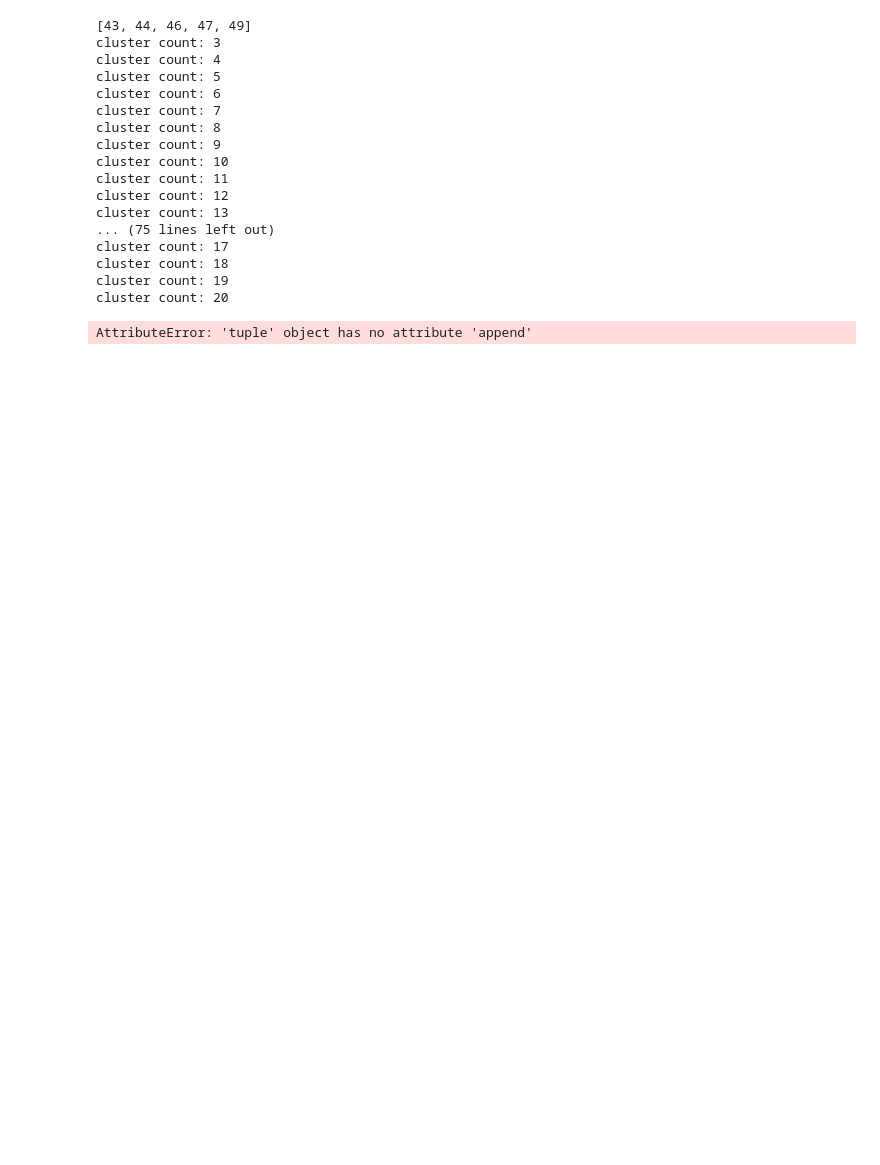
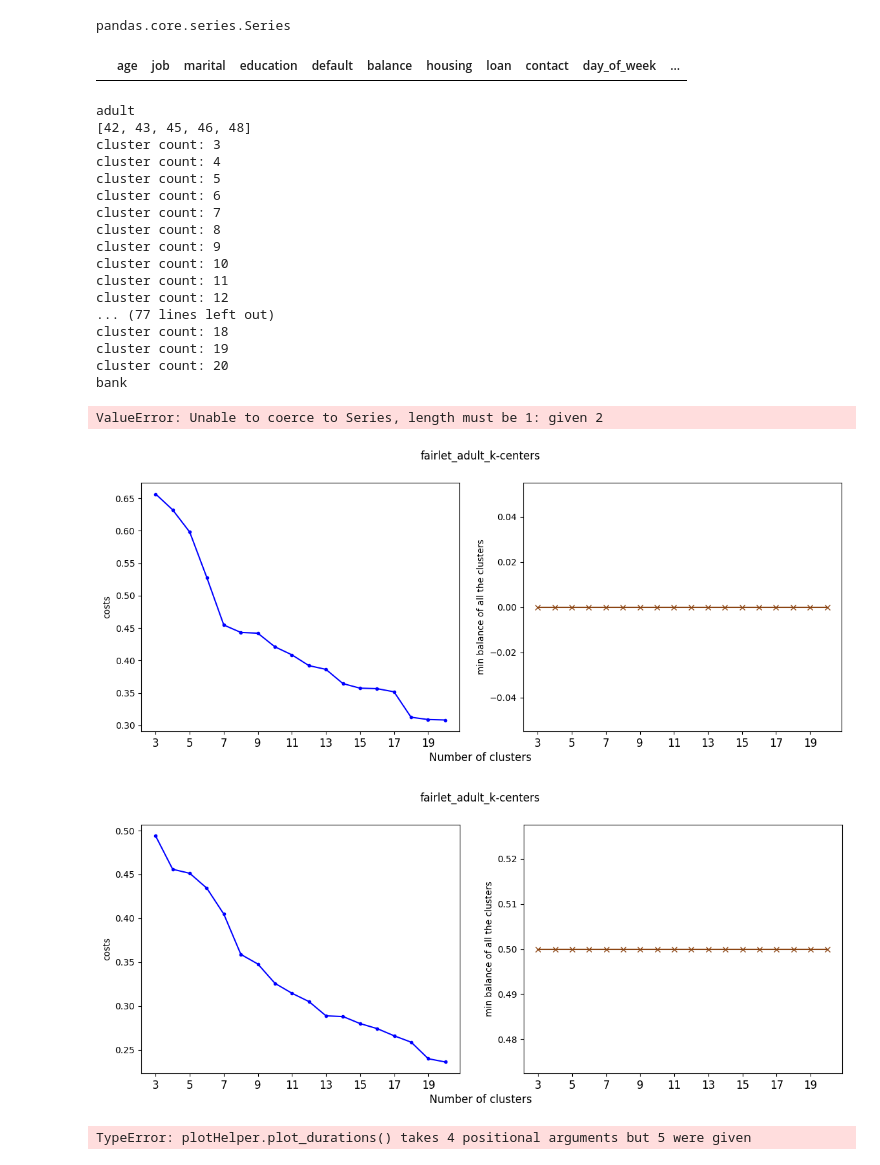
Before and after one commit to TheBugFish/P1FairClustering, a Jupyter notebook: Experimenting.ipynb, the cells around one changed output. Saved outputs shown, nothing was run; the diff lists cells and outputs as text; code cells hidden in the pictures; blank space fills up the shorter version.

```diff
--- a/Experimenting.ipynb
+++ b/Experimenting.ipynb
@@ -4,7 +6,6 @@ from helper.data_loader import data_loader
 # %%
 #set constants
-#dataset_names = ["adult", "bank"]
-dataset_names = ["adult"]
+dataset_names = ["adult", "bank"]
 clustering_method = "k-centers"
 num_experiments = 5
 starting_randomState = 42
@@ -13,3 +14,10 @@ max_num_clusters = 20
 # %%
 loader = data_loader('./config/dataset_config.json')
 config = loader.get_config()
+# %%
+dataset_name = "bank"
+dataset, _ = loader.load_dataset(dataset_name)
+#prepared_dataset = loader.prepare_dataset(X, dataset_name, complexity="simple")
+
+#len(config[dataset_name]['sensitive_column'])
+#config[dataset_name]['sensitive_column']
@@ -16,10 +27,19 @@ config = loader.get_config()
+# %%
+dataset[config[dataset_name]['sensitive_column'][0]].isin(config[dataset_name]['sensitive_values'])
+# %% [output]
+pandas.core.series.Series
+# %%
+#dataset[dataset[config[dataset_name]['sensitive_column']]]
+dataset[dataset[config[dataset_name]['sensitive_column'][0]].isin(config[dataset_name]['sensitive_values'])]
+# %% [output]
+|  | age | job | marital | education | default | balance | housing | loan | contact | day_of_week | ... |
 # %%
 fairletDict = {}
 
-
 for dataset_name in dataset_names:
+    print(dataset_name)
     X,_ = loader.load_dataset(dataset_name)
-    prepared_dataset = loader.prepare_dataset(X, dataset_name, complexity="extended")
+    prepared_dataset = loader.prepare_dataset(X, dataset_name, complexity="simple")
     normalized_dataset = loader.normalize_data(prepared_dataset, dataset_name)
 
     validRandomStates = FairletExperiment.FindValidRandomStates(normalized_dataset, dataset_name, loader, num_experiments, starting_randomState)
@@ -28,7 +48,8 @@ for dataset_name in dataset_names:
     idString = "fairlet_" + dataset_name + "_" + clustering_method
     fairletDict[idString] = fairletTuple
 # %% [output]
-[43, 44, 46, 47, 49]
+adult
+[42, 43, 45, 46, 48]
 cluster count: 3
 cluster count: 4
 cluster count: 5
@@ -39,10 +60,9 @@ cluster count: 9
 cluster count: 10
 cluster count: 11
 cluster count: 12
-cluster count: 13
-... (75 lines left out)
-cluster count: 17
+... (77 lines left out)
 cluster count: 18
 cluster count: 19
 cluster count: 20
+bank
-AttributeError: 'tuple' object has no attribute 'append'
+ValueError: Unable to coerce to Series, length must be 1: given 2
@@ -48,0 +112,11 @@ AttributeError: 'tuple' object has no attribute 'append'
+# %%
+pltHlp = plotHelper()
+
+for k, v in plot_dict.items():
+    pltHlp.plot_costs_and_balance(v[0],v[2], v[1], 2, k)
+    pltHlp.plot_costs_and_balance(v[0], v[5], v[4], 2, k)
+    pltHlp.plot_durations(v[0], v[3], v[6], v[7])
+# %% [output]
+[figure, added]
+[figure, added]
+TypeError: plotHelper.plot_durations() takes 4 positional arguments but 5 were given
```
Also changed, not shown: parts of 3 cells of this notebook, 9 other files.
